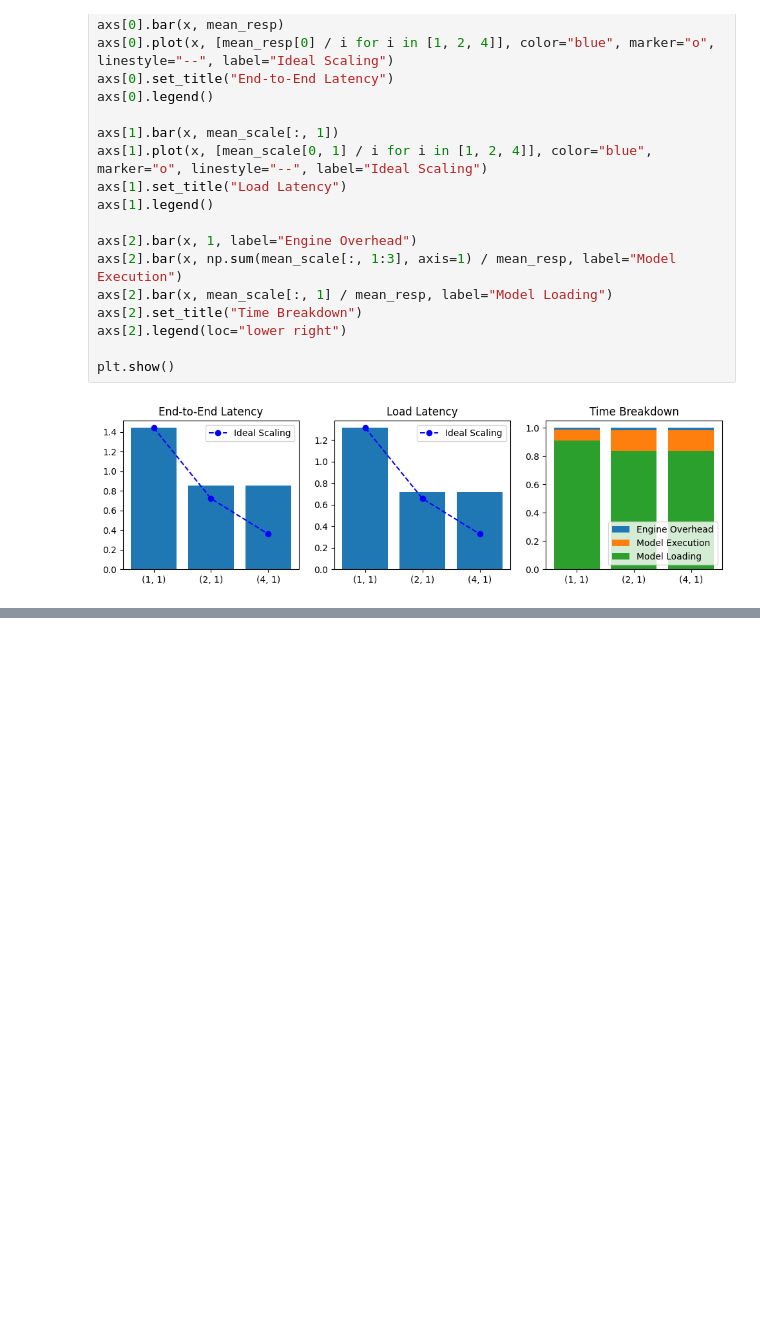
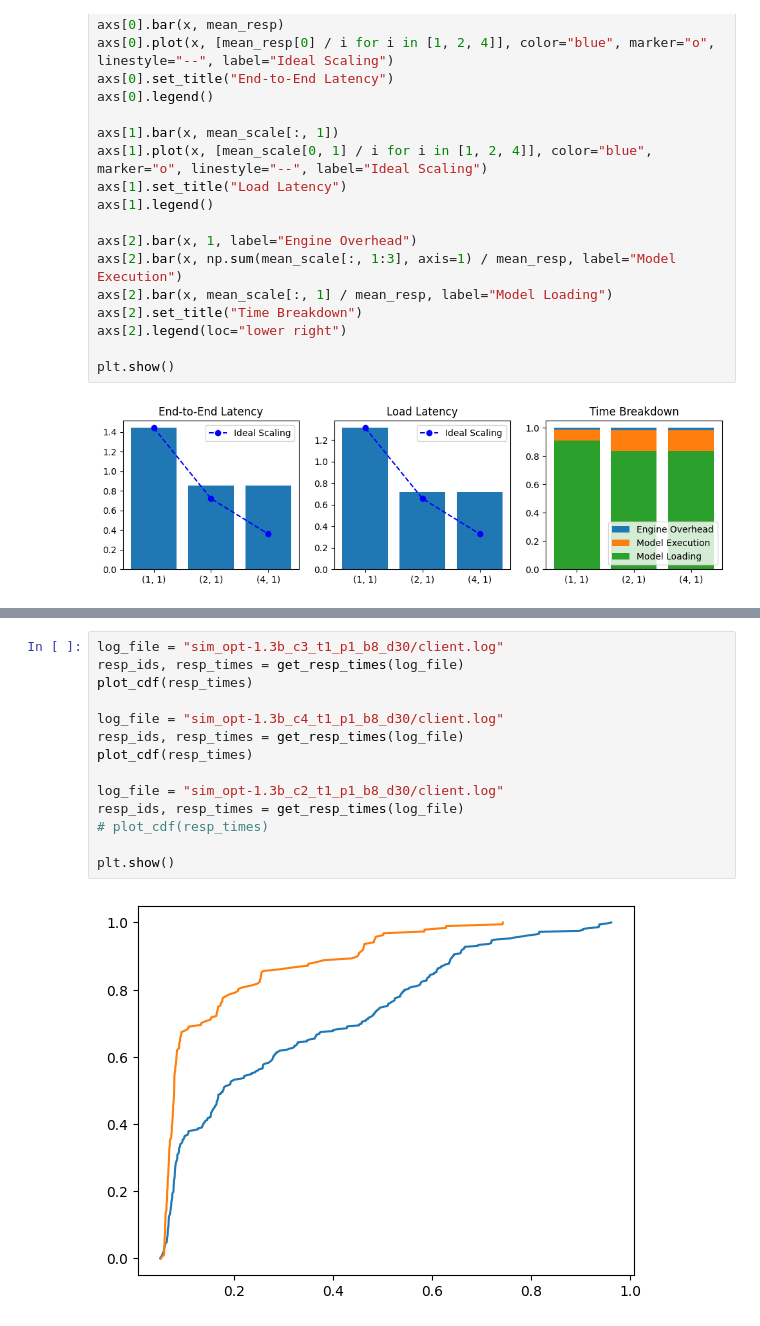
Before and after one commit to dlzou/computron, a Jupyter notebook: experiments/results.ipynb, the cells around one changed output, grey strips where cells are left out. Cells and saved outputs as stored; diff of their text form; blank space fills up the shorter version.

```diff
--- a/experiments/perf.ipynb
+++ b/experiments/results.ipynb
@@ -155,0 +245,16 @@ plt.show()
+# %%
+log_file = "sim_opt-1.3b_c3_t1_p1_b8_d30/client.log"
+resp_ids, resp_times = get_resp_times(log_file)
+plot_cdf(resp_times)
+
+log_file = "sim_opt-1.3b_c4_t1_p1_b8_d30/client.log"
+resp_ids, resp_times = get_resp_times(log_file)
+plot_cdf(resp_times)
+
+log_file = "sim_opt-1.3b_c2_t1_p1_b8_d30/client.log"
+resp_ids, resp_times = get_resp_times(log_file)
+# plot_cdf(resp_times)
+
+plt.show()
+# %% [output]
+[figure, added]
```
Also changed, not shown: parts of 10 cells of this notebook, 6 other files.
